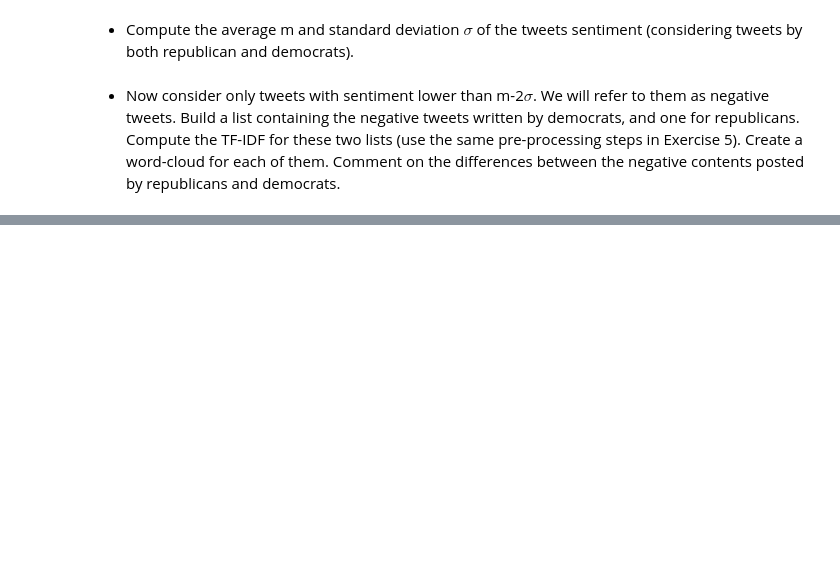
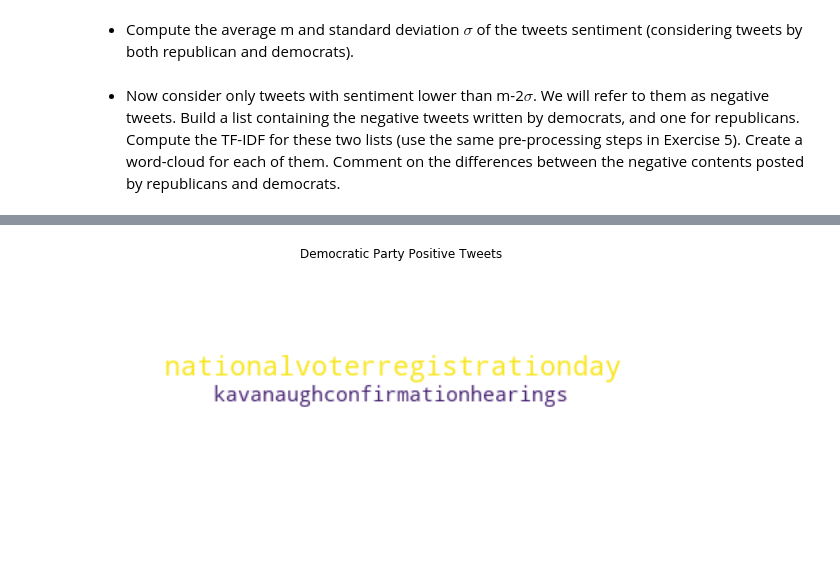
Before and after one commit to thomasnilsson/02805-social-graphs-2018, a Jupyter notebook: week8/week8.ipynb, the cells around one changed output, grey strips where cells are left out. Cells and saved outputs as stored; diff of their text form; code cells hidden in the pictures; blank space fills up the shorter version.

```diff
--- a/week8/week8.ipynb
+++ b/week8/week8.ipynb
@@ -591,0 +615,4 @@ make_wordcloud(demo_neg_tokens_sort, demo_tfidf_neg, "Democratic Party Negative
+# %%
+make_wordcloud(demo_pos_tokens_sort, demo_tfidf_pos, "Democratic Party Positive Tweets")
+# %% [output]
+[figure, added]
```
Also changed, not shown: parts of 17 cells of this notebook.
